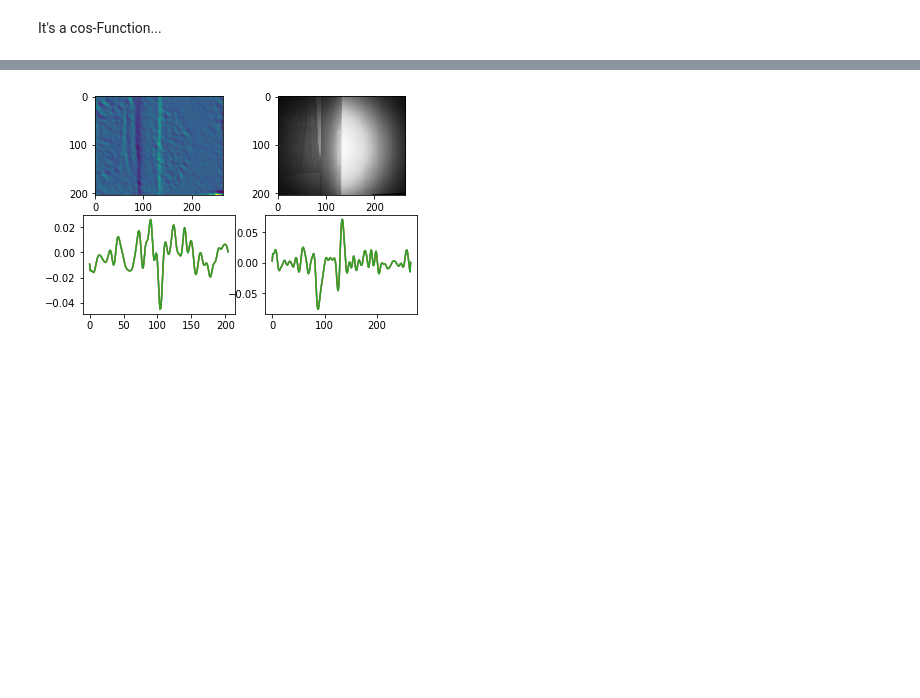
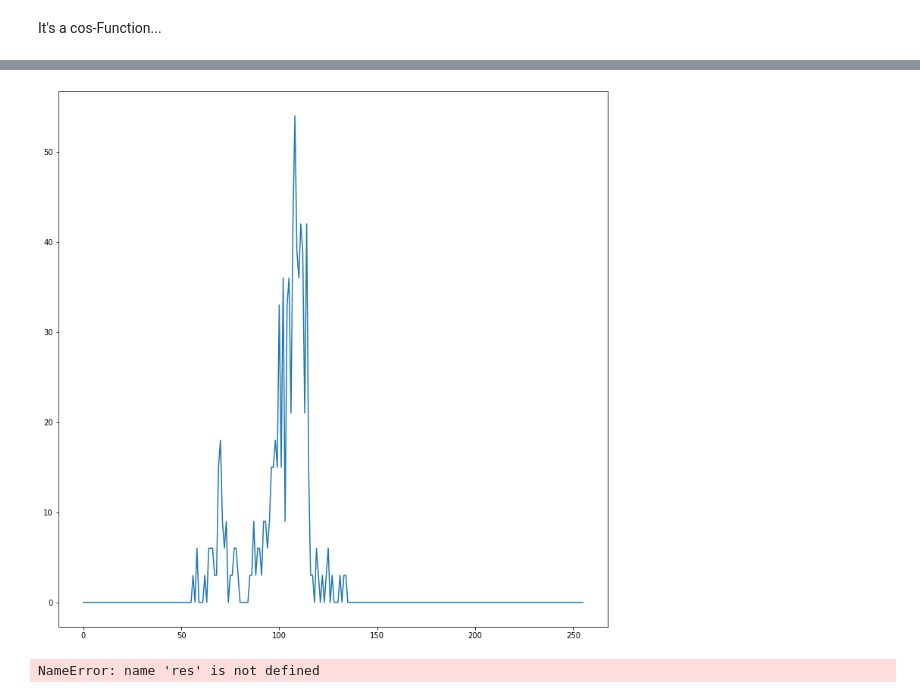
Before and after one commit to wegmanma/MT_Augmented_Reality_Platform, a Jupyter notebook: 02_Source/python/flat_surface_detect.ipynb, the cells around one changed output, grey strips where cells are left out. Drawn from its saved outputs; the diff is of its cells as text; code cells hidden in the pictures; blank space fills up the shorter version.

```diff
--- a/02_Source/python/flat_surface_detect.ipynb
+++ b/02_Source/python/flat_surface_detect.ipynb
@@ -202,16 +338,27 @@ plt.show()
+# %%
+sobel1_int = np.zeros(flattened.shape,dtype=np.uint8)
+for c in range(channels):
+    for m in range(width):
+        for n in range(height):
+            sobel1_int[m,n,c] = np.uint8(sobel1[m,n,c]*255)
+
+hist = cv.calcHist(sobel1_int,[0],None,[256],(0,256),accumulate=False)
+plt.plot(hist)
+plt.show()
+# %% [output]
+[figure, added]
 # %%
-res1 = cv.GaussianBlur(res,(0,0),3)
-res2 = sobel_filter_2D(res1)
-res3 = sobel_filter_2D(res2)
-
+res2 = sobel_filter_2D(res)
+res2 = boost_image_2D(res2)
+res2 = cv.GaussianBlur(res2,(0,0),3)
 plt.subplot(221)
-plt.imshow(res3[:,:,0], interpolation='nearest')
+plt.imshow(res2, interpolation='nearest')
 plt.subplot(222)
 plt.imshow(ampl_1, interpolation='nearest')
 plt.subplot(223)
-plt.plot(res3[:,125])
+plt.plot(res2[:,125])
 plt.subplot(224)
-plt.plot(res3[105,:])
+plt.plot(np.amin(res2[102:108,:],axis=0))
 plt.show()
 # %% [output]
-[figure, removed]
+NameError: name 'res' is not defined
```
Also changed, not shown: parts of 10 cells of this notebook, 39 other files.
